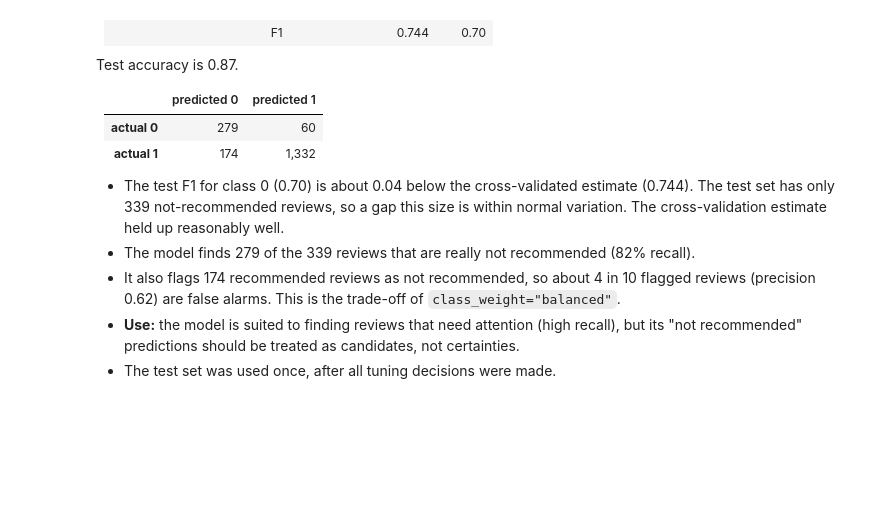
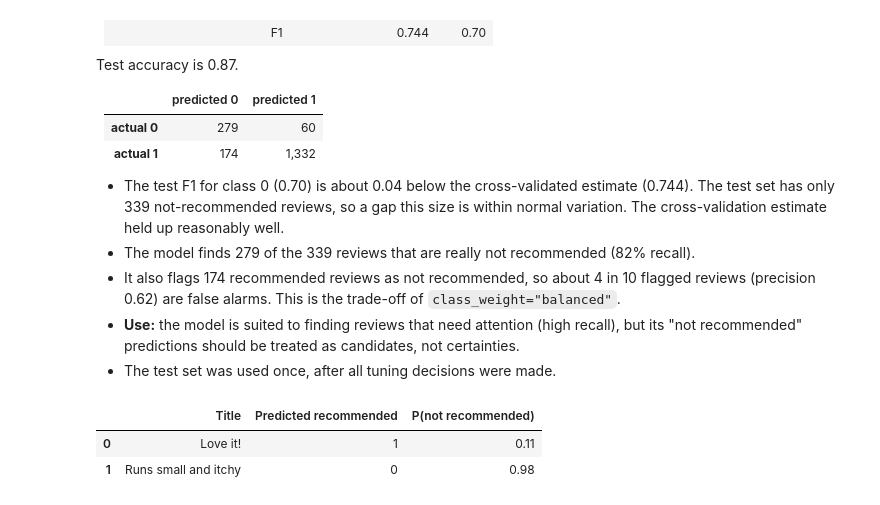
Before and after one commit to mlvectorquest/data-science-pipeline, a Jupyter notebook: starter/starter.ipynb, the cells around one changed output. Saved outputs shown, nothing was run; the diff lists cells and outputs as text; code cells hidden in the pictures; blank space fills up the shorter version.

Commit message:
Add inference code for new reviews with predictions and probabilities

```diff
--- a/starter/starter.ipynb
+++ b/starter/starter.ipynb
@@ -929,3 +929,27 @@ Test accuracy is 0.87.
 - It also flags 174 recommended reviews as not recommended, so about 4 in 10 flagged reviews (precision 0.62) are false alarms. This is the trade-off of `class_weight="balanced"`.
 - **Use:** the model is suited to finding reviews that need attention (high recall), but its "not recommended" predictions should be treated as candidates, not certainties.
 - The test set was used once, after all tuning decisions were made.
+# %%
+# Inference on new raw reviews: the pipeline handles all the preprocessing
+new_reviews = pd.DataFrame({
+    "Clothing ID": [1078, 862],
+    "Age": [34, 52],
+    "Title": ["Love it!", "Runs small and itchy"],
+    "Review Text": [
+        "Perfect fit and so soft. I ordered a second color.",
+        "The fabric is scratchy and it is much too small. Returning it.",
+    ],
+    "Positive Feedback Count": [0, 3],
+    "Division Name": ["General", "General Petite"],
+    "Department Name": ["Dresses", "Tops"],
+    "Class Name": ["Dresses", "Knits"],
+})
+
+new_reviews["Predicted recommended"] = final_pipeline.predict(new_reviews)
+not_recommended_prob = final_pipeline.predict_proba(new_reviews)[:, 0]
+new_reviews["P(not recommended)"] = not_recommended_prob.round(2)
+new_reviews[["Title", "Predicted recommended", "P(not recommended)"]]
+# %% [output]
+|  | Title | Predicted recommended | P(not recommended) |
+| 0 | Love it! | 1 | 0.11 |
+| 1 | Runs small and itchy | 0 | 0.98 |
```
